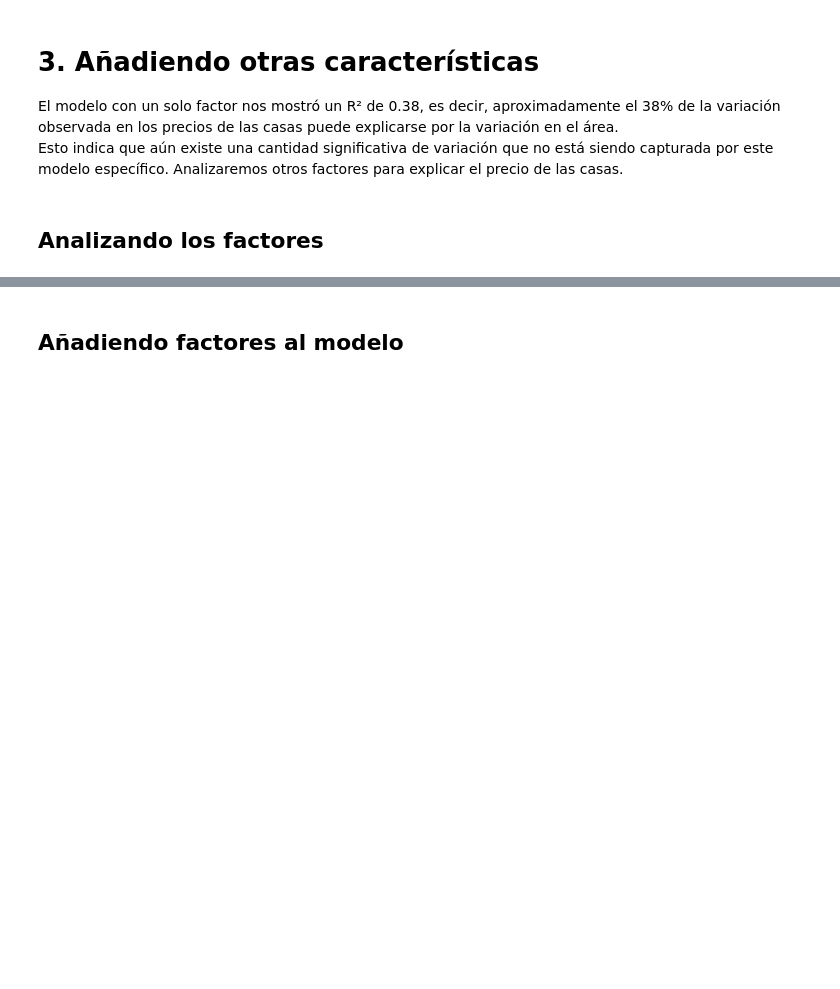
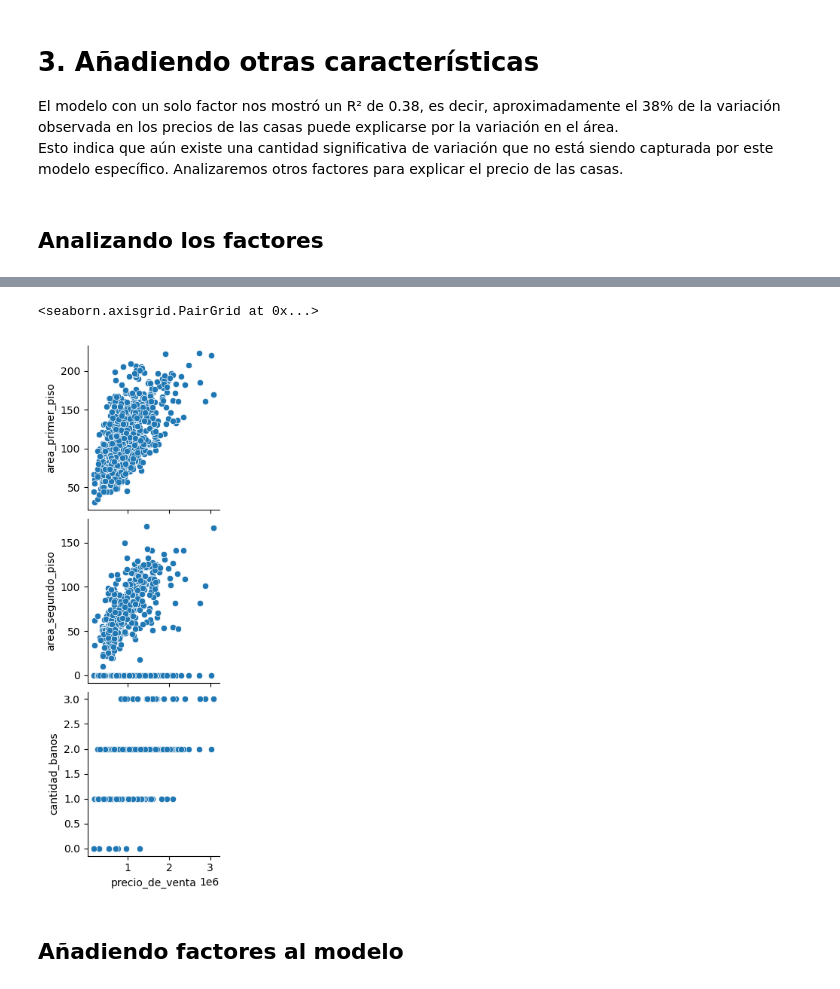
Before and after one commit to germaini/DATA_Desafio_tienda, a Jupyter notebook: precios_de_inmuebles_regresion_lineal.ipynb, the cells around one changed output, grey strips where cells are left out. Saved outputs shown, nothing was run; the diff lists cells and outputs as text; code cells hidden in the pictures; blank space fills up the shorter version.

```diff
--- a/precios_de_inmuebles_regresion_lineal.ipynb
+++ b/precios_de_inmuebles_regresion_lineal.ipynb
@@ -186,5 +260,9 @@ Esto indica que aún existe una cantidad significativa de variación que no est
 # %%
 #Vamos a analizar solamente y_vars='precio_de_venta'
+sns.pairplot(datos,y_vars=['area_primer_piso','area_segundo_piso','cantidad_banos'],x_vars='precio_de_venta')
+# %% [output]
+<seaborn.axisgrid.PairGrid at 0x...>
+[figure, added]
 # %% [markdown]
 ## Añadiendo factores al modelo
 # %%
```
Also changed, not shown: parts of 25 cells of this notebook.
